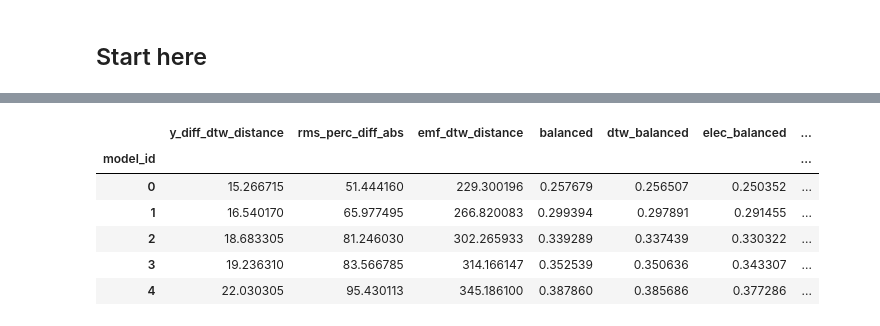
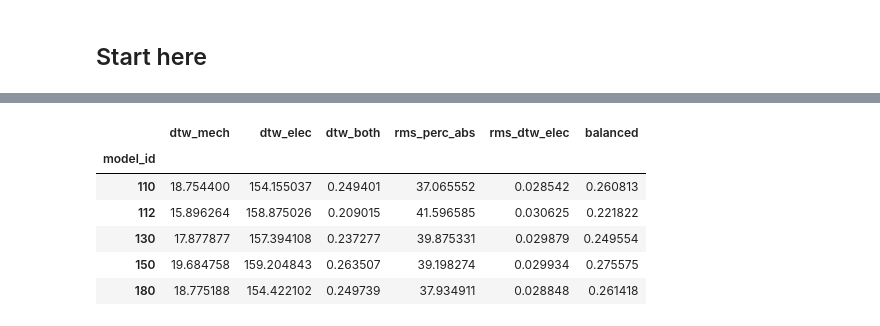
Before and after one commit to mnicstruwig/FlexibleFluxSimulator, a Jupyter notebook: experiments/2020-05-22-Analyze-Grid-Results.ipynb, the cells around one changed output, grey strips where cells are left out. Saved outputs shown, nothing was run; the diff lists cells and outputs as text; code cells hidden in the pictures.

```diff
--- a/experiments/2020-05-22-Analyze-Grid-Results.ipynb
+++ b/experiments/2020-05-22-Analyze-Grid-Results.ipynb
@@ -126,0 +14,3 @@ client
+# %%
+df = pd.read_parquet('no_curves.parquet')
+df.head()
@@ -127,8 +56,8 @@ client
 # %%
 no_curves_dfs = []
 for f in ['A', 'B', 'C']:
-    df = dd.read_parquet(root_path + f + '.parquet', engine='pyarrow')  # Just to get columns
-    df = dd.read_parquet(root_path + f + '.parquet', engine='pyarrow', columns=[col for col in df.columns if col not in ['time', 'y_diff', 'emf']]).drop_duplicates()
+    df = dd.read_parquet(f + '.parquet', engine='pyarrow')  # Just to get columns
+    df = dd.read_parquet(f + '.parquet', engine='pyarrow', columns=[col for col in df.columns if col not in ['time', 'y_diff', 'emf']]).drop_duplicates()
     df['input_excitation'] = df['input_excitation'].astype('int')
     df['device_id'] = f.split('.')[0]
     no_curves_dfs.append(df)
@@ -220,3 +112,14 @@ df2_filtered.loc[:, 'product'] = (
+# %%
+# Some feature engineering
+df2_filtered.loc[:, 'rms_perc_abs'] = np.abs(df2_filtered['rms_perc_diff'])
+df2_filtered['dtw_mech'] = df2_filtered['y_diff_dtw_distance']
+df2_filtered['dtw_mech_norm'] = (df2_filtered['dtw_mech'] - df2_filtered['dtw_mech'].min())/(df2_filtered['dtw_mech'].max() - df2_filtered['dtw_mech'].min())
+df2_filtered['dtw_elec'] = df2_filtered['emf_dtw_distance']
+df2_filtered['dtw_elec_norm'] = (df2_filtered['dtw_elec'] - df2_filtered['dtw_elec'].min())/(df2_filtered['dtw_elec'].max() - df2_filtered['dtw_elec'].min())
+df2_filtered['dtw_both'] = df2_filtered['dtw_mech_norm'] + df2_filtered['dtw_elec_norm']
+df2_filtered['rms_perc_abs_norm'] = (df2_filtered['rms_perc_abs'] - df2_filtered['rms_perc_abs'].min())/(df2_filtered['rms_perc_abs'].max() - df2_filtered['rms_perc_abs'].min())
+df2_filtered['rms_dtw_elec'] = df2_filtered['rms_perc_abs_norm'] + df2_filtered['dtw_elec_norm']
+df2_filtered['balanced'] = df2_filtered['rms_perc_abs_norm'] + df2_filtered['dtw_mech_norm'] + df2_filtered['dtw_elec_norm']
 # %%
 df2_filtered = df2_filtered.reset_index(drop=True)
 df2_filtered.head()
@@ -335,22 +244,18 @@ len(df2_filtered)
 # %%
-df_scores = df2_filtered.groupby('model_id').agg({
-    'y_diff_dtw_distance': 'mean',
-    'rms_perc_diff_abs': 'mean',
-    'emf_dtw_distance': 'mean',
-    'balanced': 'mean',
-    'dtw_balanced': 'mean',
-    'elec_balanced': 'mean',
-    'relative_scale_weights': 'mean',
-    'relative_deviation': 'mean',
-    'normalized_sum': 'mean',
-    'product': 'mean'
+df_scores = df2_filtered.groupby(['model_id']).agg({
+    'dtw_mech': 'mean',
+    'dtw_elec': 'mean',
+    'dtw_both': 'mean',
+    'rms_perc_abs': 'mean',
+    'rms_dtw_elec': 'mean',
+    'balanced': 'mean'
 })
 df_scores.head()
 # %% [output]
-|  | y_diff_dtw_distance | rms_perc_diff_abs | emf_dtw_distance | balanced | dtw_balanced | elec_balanced | ... |
-| model_id |  |  |  |  |  |  | ... |
-| 0 | 15.266715 | 51.444160 | 229.300196 | 0.257679 | 0.256507 | 0.250352 | ... |
-| 1 | 16.540170 | 65.977495 | 266.820083 | 0.299394 | 0.297891 | 0.291455 | ... |
-| 2 | 18.683305 | 81.246030 | 302.265933 | 0.339289 | 0.337439 | 0.330322 | ... |
-| 3 | 19.236310 | 83.566785 | 314.166147 | 0.352539 | 0.350636 | 0.343307 | ... |
-| 4 | 22.030305 | 95.430113 | 345.186100 | 0.387860 | 0.385686 | 0.377286 | ... |
+|  | dtw_mech | dtw_elec | dtw_both | rms_perc_abs | rms_dtw_elec | balanced |
+| model_id |  |  |  |  |  |  |
+| 110 | 18.754400 | 154.155037 | 0.249401 | 37.065552 | 0.028542 | 0.260813 |
+| 112 | 15.896264 | 158.875026 | 0.209015 | 41.596585 | 0.030625 | 0.221822 |
+| 130 | 17.877877 | 157.394108 | 0.237277 | 39.875331 | 0.029879 | 0.249554 |
+| 150 | 19.684758 | 159.204843 | 0.263507 | 39.198274 | 0.029934 | 0.275575 |
+| 180 | 18.775188 | 154.422102 | 0.249739 | 37.934911 | 0.028848 | 0.261418 |
```
Also changed, not shown: parts of 86 cells of this notebook, 10 other files.
